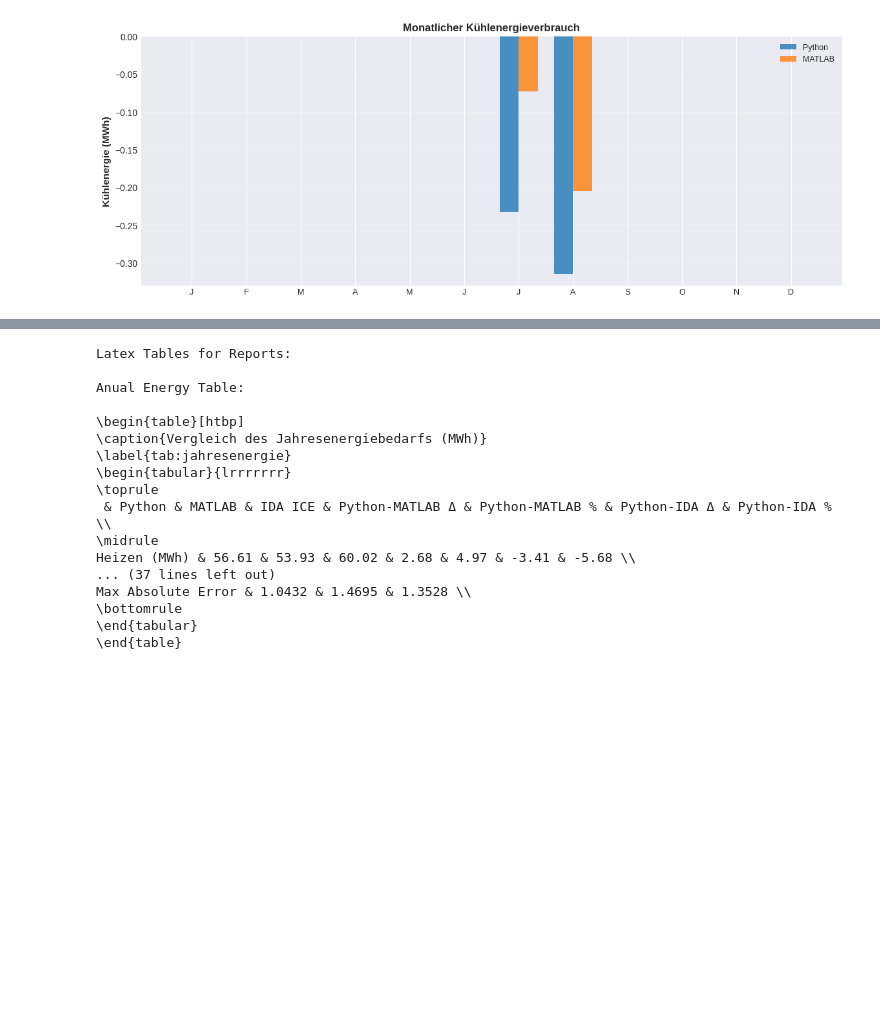
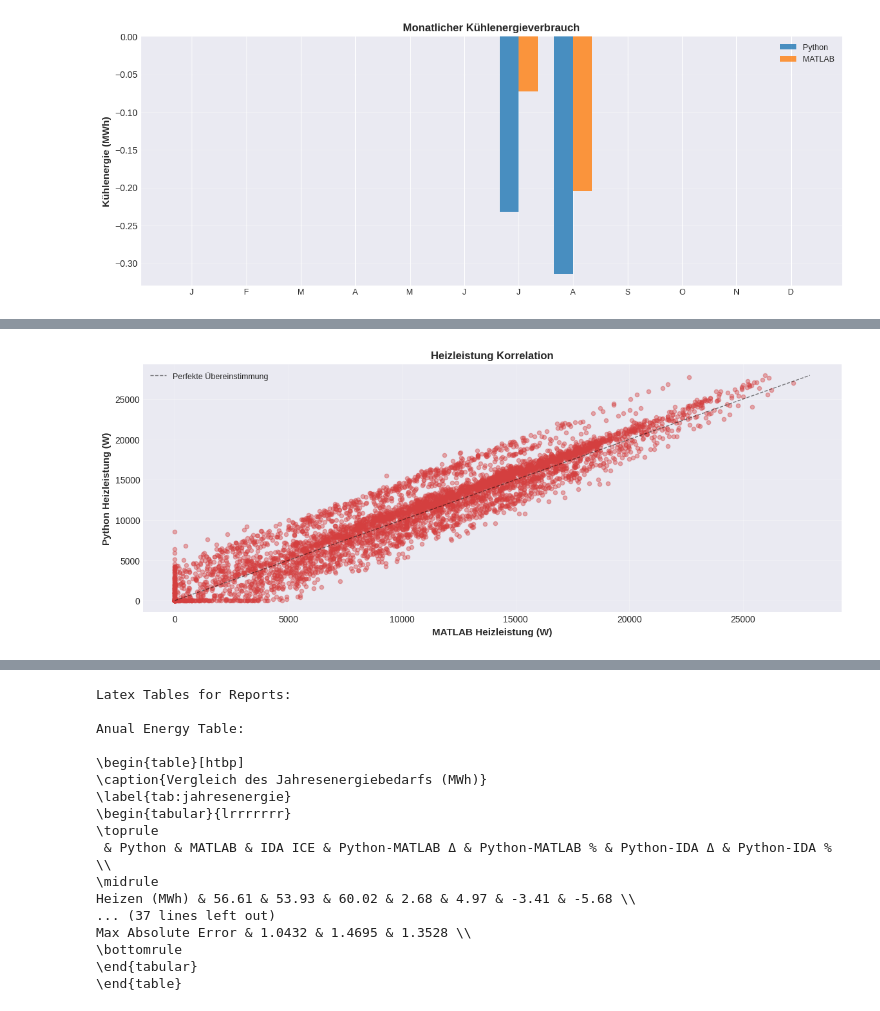
Before and after one commit to glDemonti/rc-model-building-simulation, a Jupyter notebook: notebooks/validation_rc_model.ipynb, the cells around one changed output, grey strips where cells are left out. Drawn from its saved outputs; the diff is of its cells as text; code cells hidden in the pictures; blank space fills up the shorter version.

```diff
--- a/notebooks/validation_rc_model.ipynb
+++ b/notebooks/validation_rc_model.ipynb
@@ -336,0 +333,17 @@ ax.grid(True, alpha=0.3, axis='y')
+# %%
+# plot heating power correlation
+fig, axes = plt.subplots(nrows=1, ncols=1, figsize=(14, 5))
+ax = axes
+sample_idx = np.arange(0, len(heating_py), 1)
+ax.scatter(heating_ml[sample_idx], heating_py[sample_idx], alpha=0.4, s=20, color="#d43f3f")
+max_val = max(heating_ml.max(), heating_py.max())
+ax.plot([0, max_val], [0, max_val], 'k--', linewidth=1, alpha=0.5, label='Perfekte Übereinstimmung')
+ax.set_xlabel('MATLAB Heizleistung (W)', fontsize=11, fontweight='bold')
+ax.set_ylabel('Python Heizleistung (W)', fontsize=11, fontweight='bold')
+ax.set_title('Heizleistung Korrelation', fontsize=12, fontweight='bold')
+ax.legend(fontsize=9)
+ax.grid(True, alpha=0.3)
+
+plt.savefig(Path(PROJECT_ROOT) / 'notebooks' / 'figures' /'heating_power_correlation.png', dpi=300, bbox_inches='tight')
+# %% [output]
+[figure, added]
```
Also changed, not shown: parts of 13 cells of this notebook, 9 other files.
